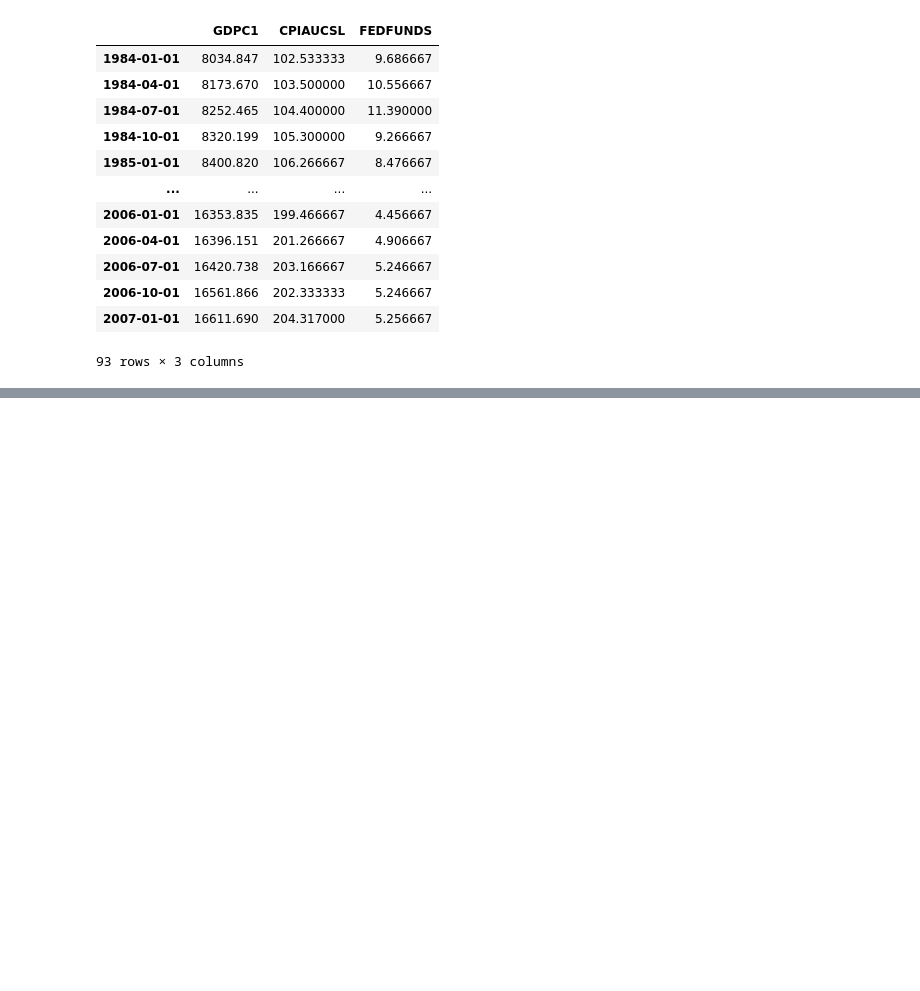
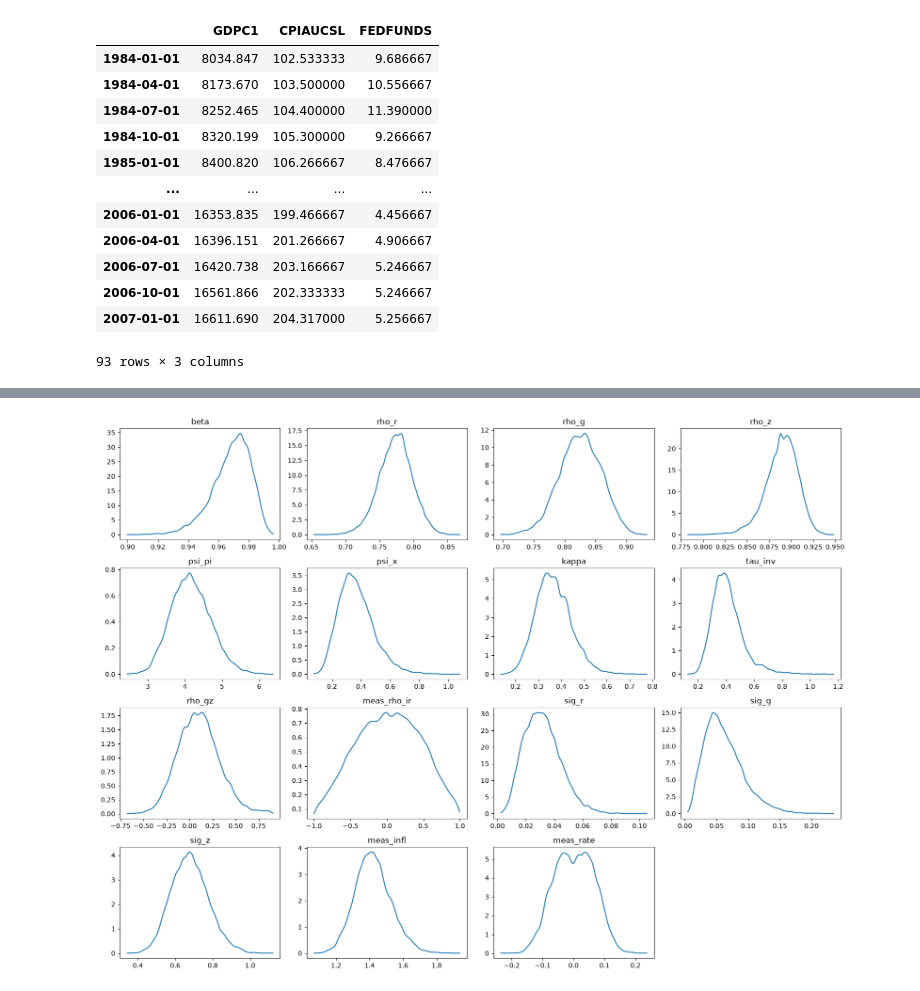
Before and after one commit to GongJr0/SymbolicDSGE, a Jupyter notebook: docs/assets/param_estimation.ipynb, the cells around one changed output, grey strips where cells are left out. Cells and saved outputs as stored; diff of their text form; code cells hidden in the pictures; blank space fills up the shorter version.

```diff
--- a/docs/assets/param_estimation.ipynb
+++ b/docs/assets/param_estimation.ipynb
@@ -252,0 +273,4 @@ dtype: float64
+# %%
+res.posterior_kde_plot(grid_points=100)
+# %% [output]
+[figure, added]
```
Also changed, not shown: parts of 14 cells of this notebook, 11 other files.
